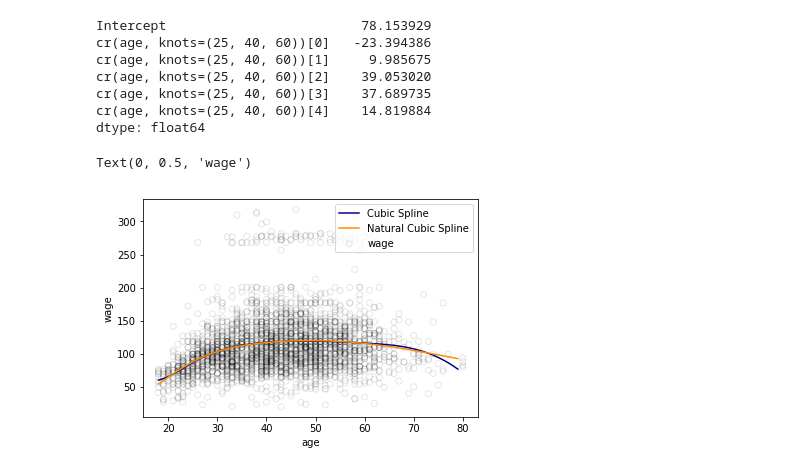
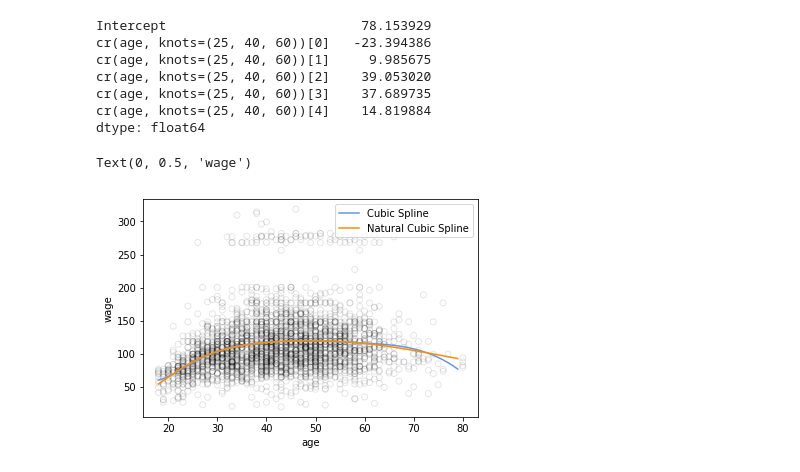
Before and after one commit to jiamingmao/data-analysis, a Jupyter notebook: codes/Regression/Python/wage.ipynb, the cells around one changed output. Saved outputs shown, nothing was run; the diff lists cells and outputs as text; code cells hidden in the pictures.

```diff
--- a/codes/Regression/Python/wage.ipynb
+++ b/codes/Regression/Python/wage.ipynb
@@ -19,0 +31,5 @@ age_grid = np.arange(age.min(),age.max())
+# %%
+model = LinearRegression(fit_intercept=True)
+model.fit(age[:,np.newaxis], wage)
+print("slope:    ", model.coef_[0])
+print("intercept:", model.intercept_)
@@ -83,13 +119,13 @@ dtype: float64
 # %%
 pred1 = fit1.predict(dmatrix("bs(age_grid, knots=(25,40,60), include_intercept=False)", {"age_grid": age_grid}, return_type='dataframe'))
 pred2 = fit2.predict(dmatrix("cr(age_grid, knots=(25,40,60))", {"age_grid": age_grid}, return_type='dataframe'))
 
-plt.scatter(age, wage, facecolor='None', edgecolor='k', alpha=0.1)
-plt.plot(age_grid, pred1, color='darkblue', label='Cubic Spline')
+plt.scatter(age, wage, facecolor='None', edgecolor='k', alpha=0.1, label='')
+plt.plot(age_grid, pred1, color='cornflowerblue', label='Cubic Spline')
 plt.plot(age_grid, pred2, color='darkorange', label='Natural Cubic Spline')
 plt.legend()
 plt.xlabel('age')
 plt.ylabel('wage')
 # %% [output]
 Text(0, 0.5, 'wage')
-[figure, old version]
+[figure, new version]
```
Also changed, not shown: parts of 12 cells of this notebook.
